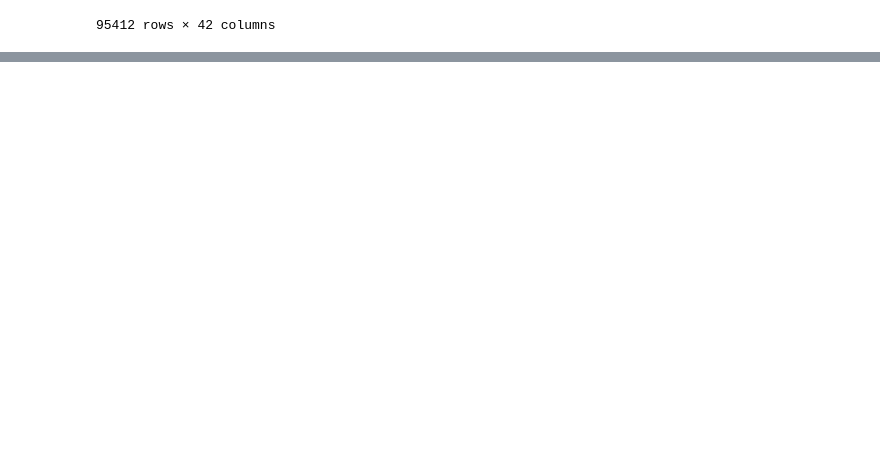
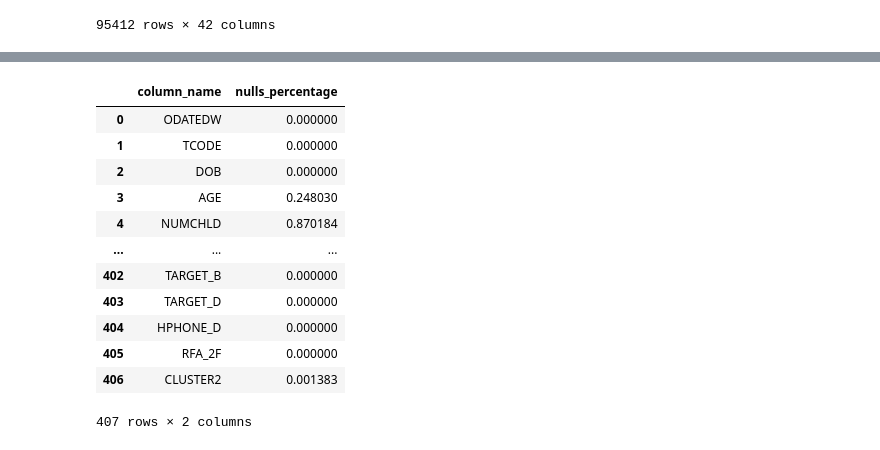
Before and after one commit to MatiasGrob/lab-revisiting-machine-learning, a Jupyter notebook: Lab.ipynb, the cells around one changed output, grey strips where cells are left out. Cells and saved outputs as stored; diff of their text form; code cells hidden in the pictures; blank space fills up the shorter version.

```diff
--- a/Lab.ipynb
+++ b/Lab.ipynb
@@ -233,0 +236,2 @@ cats_clean
+# %%
+numerical = data.select_dtypes(np.number)
@@ -233,0 +247,20 @@ cats_clean
+# %%
+#Check for null values in the numerical columns.
+nulls_percent_df = pd.DataFrame(numerical.isna().sum()/len(numerical)).reset_index()
+nulls_percent_df
+nulls_percent_df.columns = ['column_name', 'nulls_percentage']
+nulls_percent_df
+# %% [output]
+|  | column_name | nulls_percentage |
+| 0 | ODATEDW | 0.000000 |
+| 1 | TCODE | 0.000000 |
+| 2 | DOB | 0.000000 |
+| 3 | AGE | 0.248030 |
+| 4 | NUMCHLD | 0.870184 |
+| ... | ... | ... |
+| 402 | TARGET_B | 0.000000 |
+| 403 | TARGET_D | 0.000000 |
+| 404 | HPHONE_D | 0.000000 |
+| 405 | RFA_2F | 0.000000 |
+| 406 | CLUSTER2 | 0.001383 |
+407 rows × 2 columns
```
Also changed, not shown: parts of 18 cells of this notebook.
